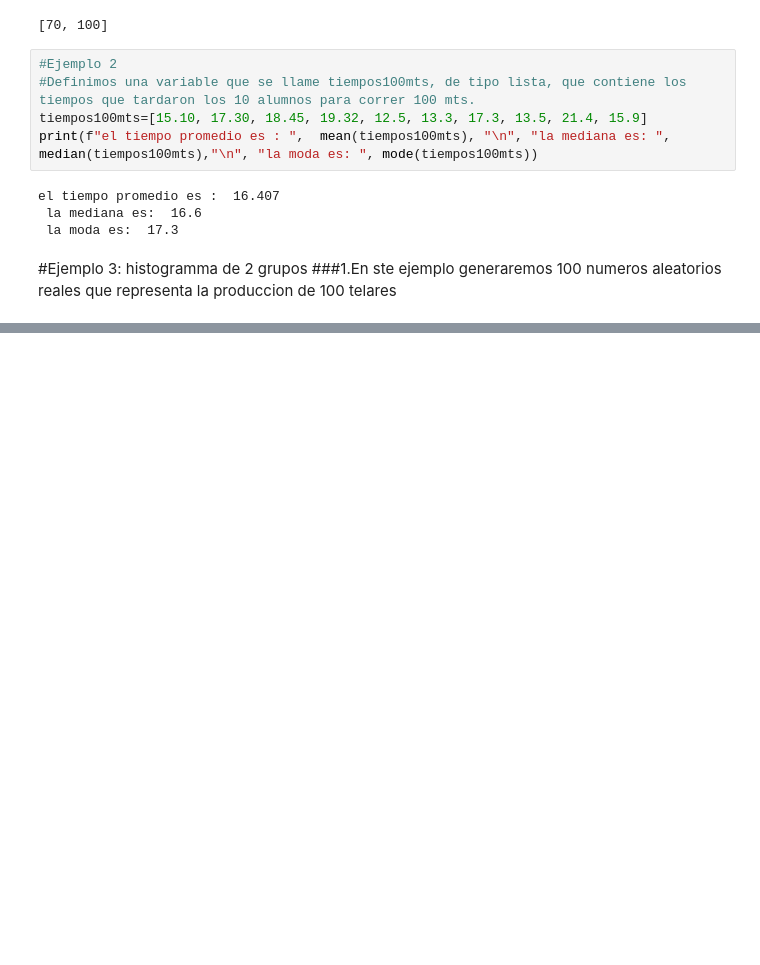
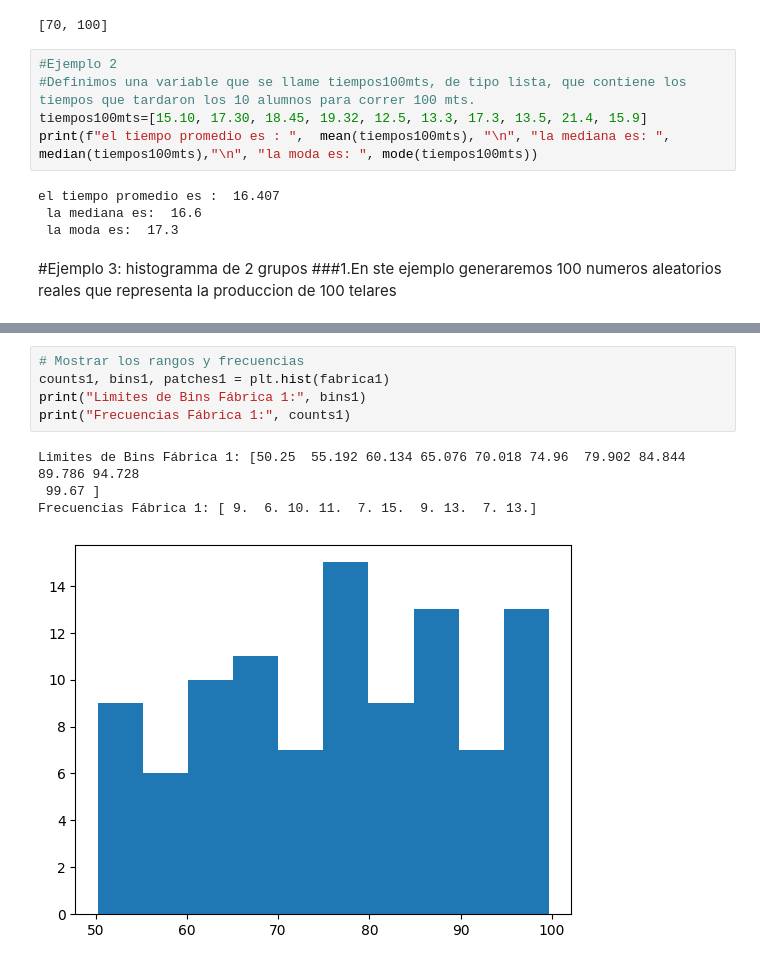
Before and after one commit to RubennAlv/Probabilidad, a Jupyter notebook: Unidad1/Practica1.ipynb, the cells around one changed output, grey strips where cells are left out. Saved outputs shown, nothing was run; the diff lists cells and outputs as text; blank space fills up the shorter version.

```diff
--- a/Unidad1/Practica1.ipynb
+++ b/Unidad1/Practica1.ipynb
@@ -120,0 +121,10 @@ la moda es:  71.02
+# %%
+# Mostrar los rangos y frecuencias
+counts1, bins1, patches1 = plt.hist(fabrica1)
+print("Limites de Bins Fábrica 1:", bins1)
+print("Frecuencias Fábrica 1:", counts1)
+# %% [output]
+Limites de Bins Fábrica 1: [50.25  55.192 60.134 65.076 70.018 74.96  79.902 84.844 89.786 94.728
+ 99.67 ]
+Frecuencias Fábrica 1: [ 9.  6. 10. 11.  7. 15.  9. 13.  7. 13.]
+[figure, added]
```
Also changed, not shown: parts of 7 cells of this notebook.
